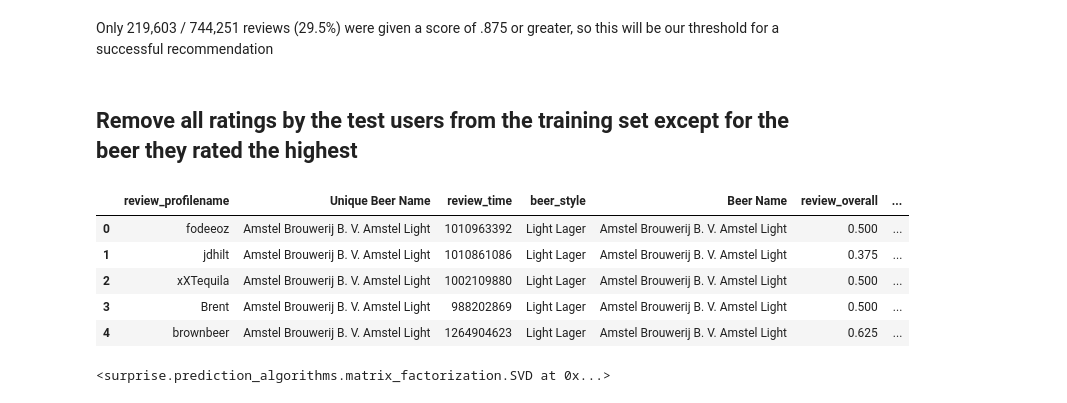
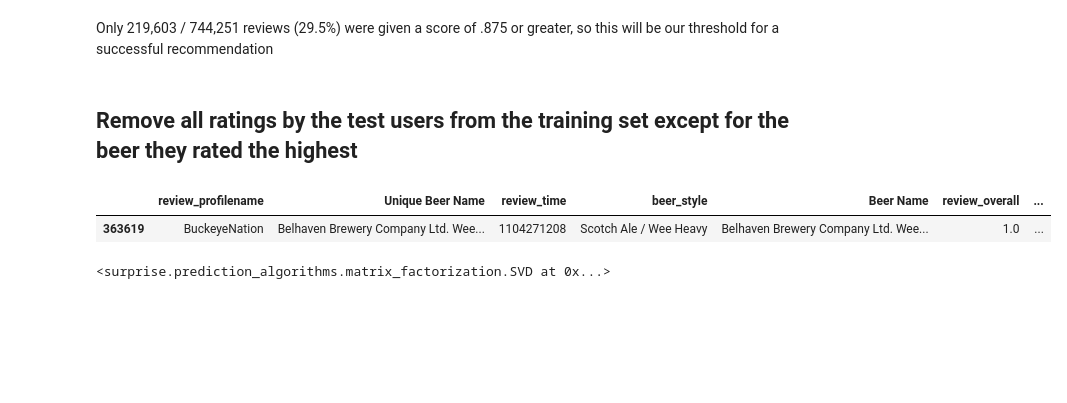
Before and after one commit to sophielouie/beer-recommendation-system, a Jupyter notebook: Recommender_System.ipynb, the cells around one changed output. Cells and saved outputs as stored; diff of their text form; code cells hidden in the pictures; blank space fills up the shorter version.

```diff
--- a/Recommender_System.ipynb
+++ b/Recommender_System.ipynb
@@ -269,14 +248,10 @@ def create_train_test_split():
 # %%
 train_set, test_set, test_parameters = create_train_test_split()
-# %%
-train_set.head()
-# %% [output]
-|  | review_profilename | Unique Beer Name | review_time | beer_style | Beer Name | review_overall | ... |
-| 0 | fodeeoz | Amstel Brouwerij B. V. Amstel Light | 1010963392 | Light Lager | Amstel Brouwerij B. V. Amstel Light | 0.500 | ... |
-| 1 | jdhilt | Amstel Brouwerij B. V. Amstel Light | 1010861086 | Light Lager | Amstel Brouwerij B. V. Amstel Light | 0.375 | ... |
-| 2 | xXTequila | Amstel Brouwerij B. V. Amstel Light | 1002109880 | Light Lager | Amstel Brouwerij B. V. Amstel Light | 0.500 | ... |
-| 3 | Brent | Amstel Brouwerij B. V. Amstel Light | 988202869 | Light Lager | Amstel Brouwerij B. V. Amstel Light | 0.500 | ... |
-| 4 | brownbeer | Amstel Brouwerij B. V. Amstel Light | 1264904623 | Light Lager | Amstel Brouwerij B. V. Amstel Light | 0.625 | ... |
+# %%
+train_set.loc[train_set["review_profilename"] == 'BuckeyeNation']
+# %% [output]
+|  | review_profilename | Unique Beer Name | review_time | beer_style | Beer Name | review_overall | ... |
+| 363619 | BuckeyeNation | Belhaven Brewery Company Ltd. Wee... | 1104271208 | Scotch Ale / Wee Heavy | Belhaven Brewery Company Ltd. Wee... | 1.0 | ... |
 # %%
 # creating and training SVD on train_set
 reader = Reader()
```
Also changed, not shown: parts of 15 cells of this notebook.
